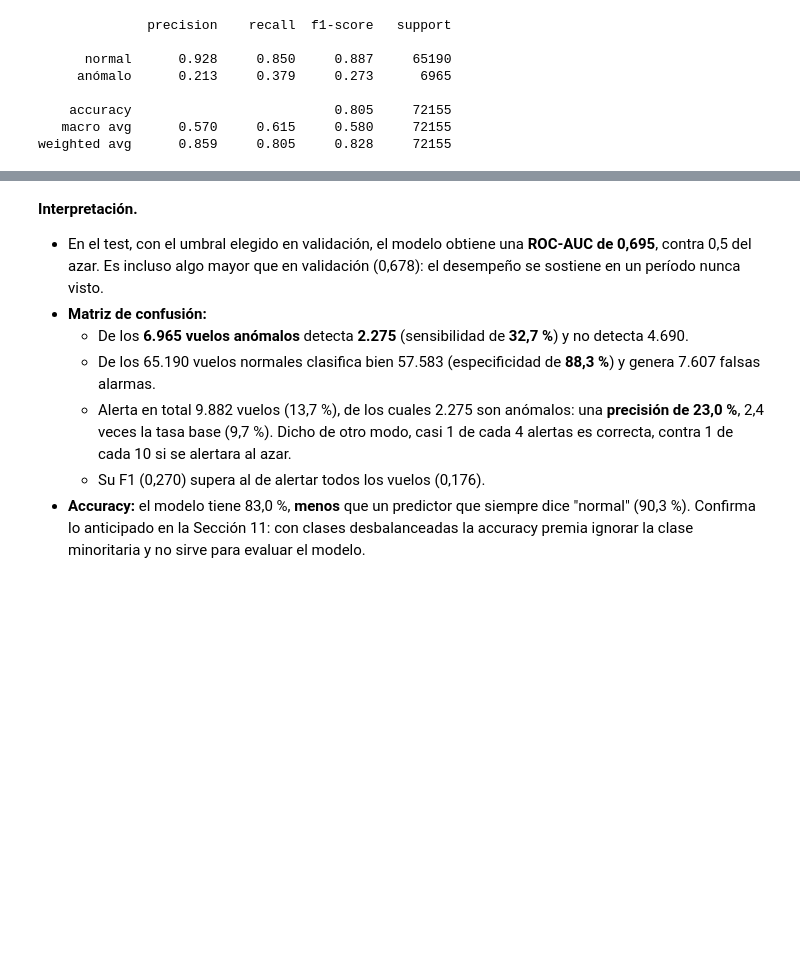
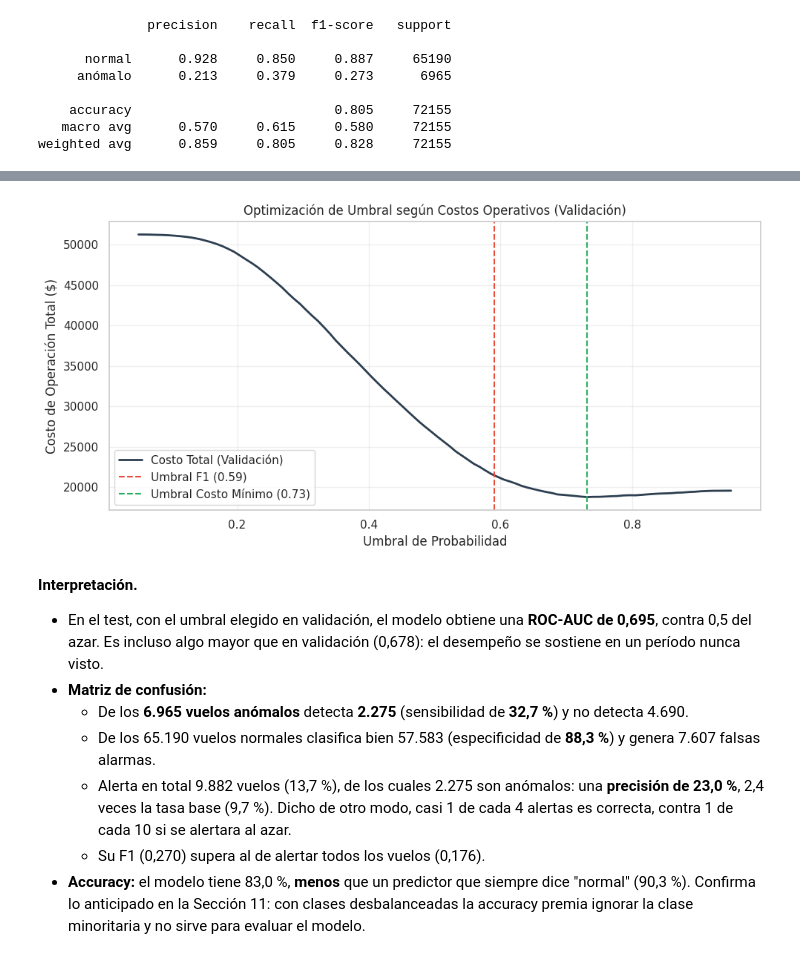
Before and after one commit to erquiroga/ar_2026, a Jupyter notebook: Grupo_Nro_32_DuracionAnomalaVuelos_2026.ipynb, the cells around one changed output, grey strips where cells are left out. Saved outputs shown, nothing was run; the diff lists cells and outputs as text; code cells hidden in the pictures; blank space fills up the shorter version.

```diff
--- a/Grupo_Nro_32_DuracionAnomalaVuelos_2026.ipynb
+++ b/Grupo_Nro_32_DuracionAnomalaVuelos_2026.ipynb
@@ -1936,0 +1942,81 @@ weighted avg      0.859     0.805     0.828     72155
+# %%
+# ----------------------------- CONFIGURACIÓN DE COSTOS -----------------------------
+C_FP = 1.0  # Costo de una falsa alarma
+C_FN = 3.0  # Costo de no detectar un vuelo anómalo
+
+def calcular_costo_total(y_real, y_pred, c_fp=C_FP, c_fn=C_FN):
+    cm = confusion_matrix(y_real, y_pred)
+    tn, fp, fn, tp = cm.ravel()
+    return (fp * c_fp) + (fn * c_fn)
+
+# 1. Evaluar costos en Validación para encontrar el umbral óptimo
+umb_costos = np.linspace(0.05, 0.95, 100)
+costos_va = []
+
+for u in umb_costos:
+    pred_temp = (p_va >= u).astype(int)
+    costo = calcular_costo_total(y_va, pred_temp)
+    costos_va.append(costo)
+
+# Encontrar umbral que minimiza costos en validación
+idx_opt = np.argmin(costos_va)
+umbral_costo_optimo = umb_costos[idx_opt]
+
+# 2. Evaluar en el conjunto de TEST comparando estrategias
+print(f"Umbral optimizado por Costos (Validación): {umbral_costo_optimo:.3f}")
+print(f"Umbral optimizado por F1 (Sección 14.1): {umbral:.3f}\n")
+
+# Predicciones en Test con ambos umbrales
+pred_test_f1 = (p_te >= umbral).astype(int)
+pred_test_costos = (p_te >= umbral_costo_optimo).astype(int)
+
+# Métricas finales en Test
+metricas_f1 = {
+    'Estrategia': 'Optimizado por F1',
+    'Umbral': umbral,
+    'Alertas (%)': pred_test_f1.mean() * 100,
+    'Sensibilidad': recall_score(y_te, pred_test_f1),
+    'Especificidad': especificidad(y_te, pred_test_f1),
+    'Precisión': precision_score(y_te, pred_test_f1),
+    'Costo Total ($)': calcular_costo_total(y_te, pred_test_f1)
+}
+
+metricas_costos = {
+    'Estrategia': 'Optimizado por Costos Operativos',
+    'Umbral': umbral_costo_optimo,
+    'Alertas (%)': pred_test_costos.mean() * 100,
+    'Sensibilidad': recall_score(y_te, pred_test_costos),
+    'Especificidad': especificidad(y_te, pred_test_costos),
+    'Precisión': precision_score(y_te, pred_test_costos),
+    'Costo Total ($)': calcular_costo_total(y_te, pred_test_costos)
+}
+
+# Comparación con un modelo base sin información (alertar a todos)
+pred_test_base = np.ones_like(y_te)
+metricas_base = {
+    'Estrategia': 'Referencia (Alertar todos)',
+    'Umbral': 0.0,
+    'Alertas (%)': 100.0,
+    'Sensibilidad': 1.0,
+    'Especificidad': 0.0,
+    'Precisión': y_te.mean(),
+    'Costo Total ($)': calcular_costo_total(y_te, pred_test_base)
+}
+
+# Mostrar resultados consolidados en Test
+comparativa = pd.DataFrame([metricas_base, metricas_f1, metricas_costos])
+display(comparativa.round(3))
+
+# Graficar la curva de costo según umbral
+plt.figure(figsize=(10, 5))
+plt.plot(umb_costos, costos_va, color='#2c3e50', lw=2, label='Costo Total (Validación)')
+plt.axvline(umbral, color='#e74c3c', ls='--', label=f'Umbral F1 ({umbral:.2f})')
+plt.axvline(umbral_costo_optimo, color='#27ae60', ls='--', label=f'Umbral Costo Mínimo ({umbral_costo_optimo:.2f})')
+plt.title('Optimización de Umbral según Costos Operativos (Validación)')
+plt.xlabel('Umbral de Probabilidad')
+plt.ylabel('Costo de Operación Total ($)')
+plt.legend()
+plt.grid(True, alpha=0.3)
+plt.tight_layout()
+plt.show()
+# %% [output]
@@ -1937,3 +2029,4 @@ weighted avg      0.859     0.805     0.828     72155
+[figure, added]
 # %% [markdown]
 **Interpretación.**
 - En el test, con el umbral elegido en validación, el modelo obtiene una **ROC-AUC de 0,695**, contra 0,5 del azar. Es incluso algo mayor que en validación (0,678): el desempeño se sostiene en un período nunca visto.
```
Also changed, not shown: parts of 5 cells of this notebook.
